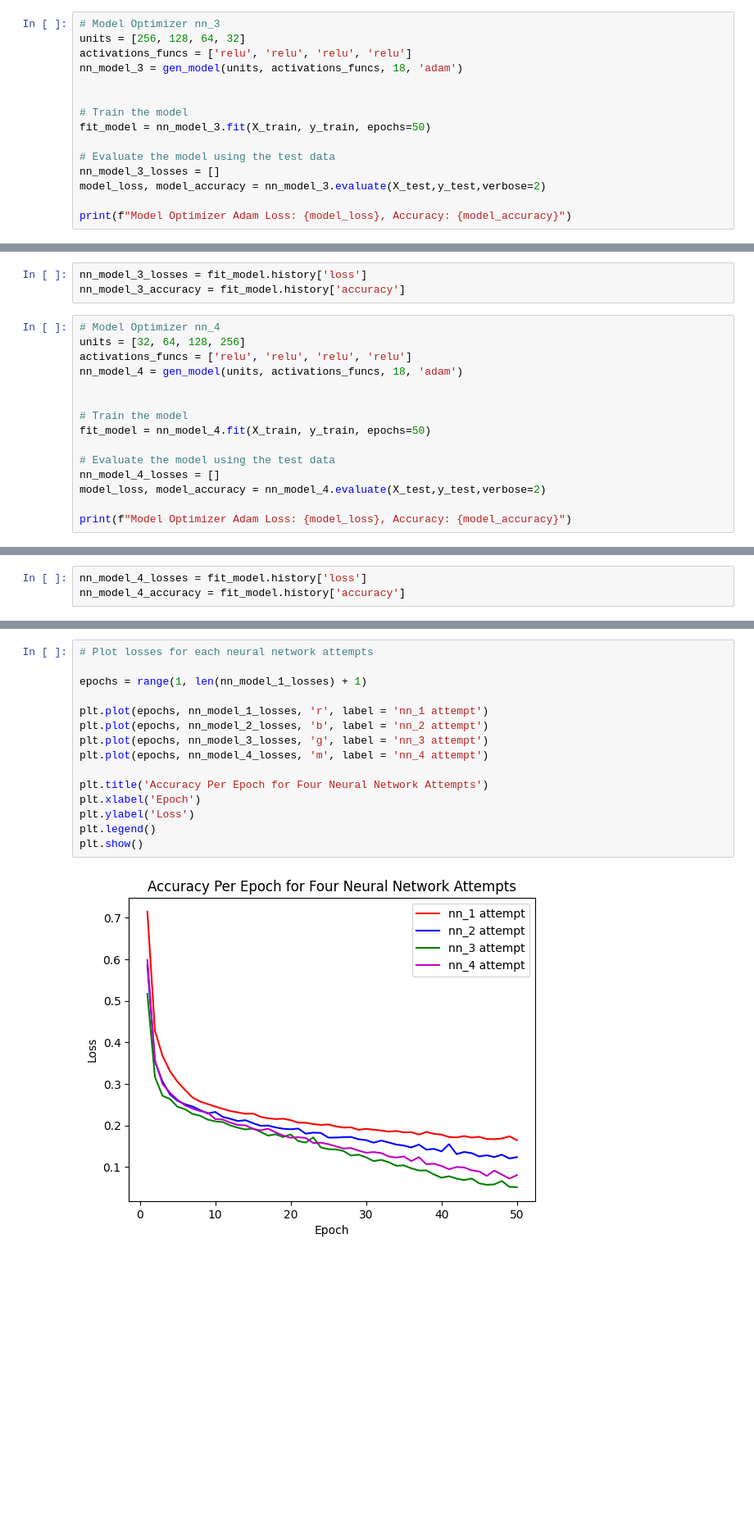
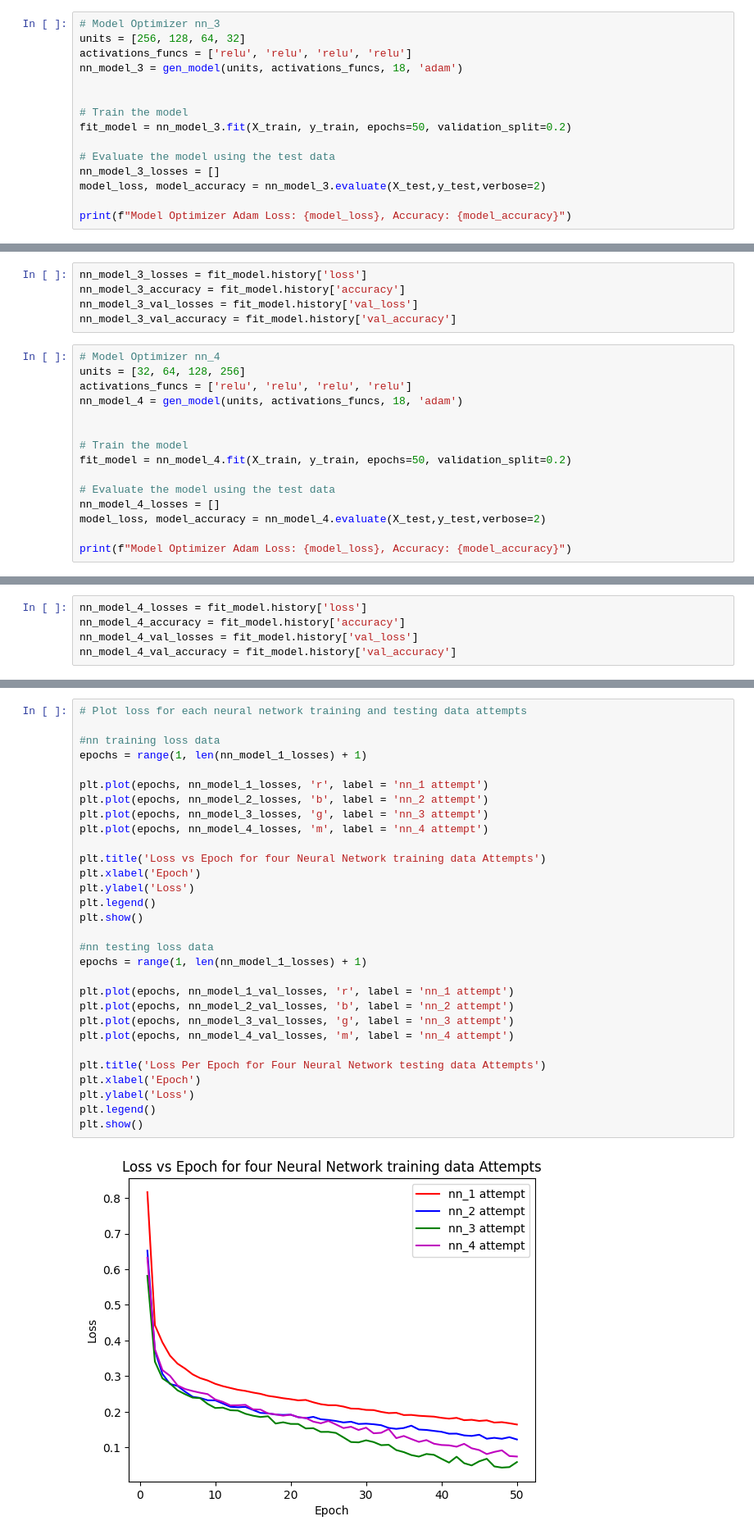
Before and after one commit to cassidyschul/weather_prediction, a Jupyter notebook: weather_classification_model_revised.ipynb, the cells around one changed output, grey strips where cells are left out. Shown at 82% size. Cells and saved outputs as stored; diff of their text form; blank space fills up the shorter version.

```diff
--- a/weather_classification_model_revised.ipynb
+++ b/weather_classification_model_revised.ipynb
@@ -635,7 +639,7 @@ nn_model_3 = gen_model(units, activations_funcs, 18, 'adam')
 
 
 # Train the model
-fit_model = nn_model_3.fit(X_train, y_train, epochs=50)
+fit_model = nn_model_3.fit(X_train, y_train, epochs=50, validation_split=0.2)
 
 # Evaluate the model using the test data
 nn_model_3_losses = []
@@ -698,6 +702,8 @@ weighted avg       0.90      0.90      0.90      3300
 # %%
 nn_model_3_losses = fit_model.history['loss']
 nn_model_3_accuracy = fit_model.history['accuracy']
+nn_model_3_val_losses = fit_model.history['val_loss']
+nn_model_3_val_accuracy = fit_model.history['val_accuracy']
 # %%
 # Model Optimizer nn_4
 units = [32, 64, 128, 256]
@@ -706,7 +712,7 @@ nn_model_4 = gen_model(units, activations_funcs, 18, 'adam')
 
 
 # Train the model
-fit_model = nn_model_4.fit(X_train, y_train, epochs=50)
+fit_model = nn_model_4.fit(X_train, y_train, epochs=50, validation_split=0.2)
 
 # Evaluate the model using the test data
 nn_model_4_losses = []
@@ -769,4 +775,6 @@ weighted avg       0.90      0.90      0.90      3300
 # %%
 nn_model_4_losses = fit_model.history['loss']
 nn_model_4_accuracy = fit_model.history['accuracy']
+nn_model_4_val_losses = fit_model.history['val_loss']
+nn_model_4_val_accuracy = fit_model.history['val_accuracy']
 # %%
@@ -789,17 +813,32 @@ plt.show()
 # %%
-# Plot losses for each neural network attempts
+# Plot loss for each neural network training and testing data attempts
 
+#nn training loss data
 epochs = range(1, len(nn_model_1_losses) + 1)
 
 plt.plot(epochs, nn_model_1_losses, 'r', label = 'nn_1 attempt')
 plt.plot(epochs, nn_model_2_losses, 'b', label = 'nn_2 attempt')
 plt.plot(epochs, nn_model_3_losses, 'g', label = 'nn_3 attempt')
 plt.plot(epochs, nn_model_4_losses, 'm', label = 'nn_4 attempt')
 
-plt.title('Accuracy Per Epoch for Four Neural Network Attempts')
+plt.title('Loss vs Epoch for four Neural Network training data Attempts')
 plt.xlabel('Epoch')
 plt.ylabel('Loss')
 plt.legend()
 plt.show()
+
+#nn testing loss data
+epochs = range(1, len(nn_model_1_losses) + 1)
+
+plt.plot(epochs, nn_model_1_val_losses, 'r', label = 'nn_1 attempt')
+plt.plot(epochs, nn_model_2_val_losses, 'b', label = 'nn_2 attempt')
+plt.plot(epochs, nn_model_3_val_losses, 'g', label = 'nn_3 attempt')
+plt.plot(epochs, nn_model_4_val_losses, 'm', label = 'nn_4 attempt')
+
+plt.title('Loss Per Epoch for Four Neural Network testing data Attempts')
+plt.xlabel('Epoch')
+plt.ylabel('Loss')
+plt.legend()
+plt.show()
 # %% [output]
-[figure, old version]
+[figure, new version]
```
Also changed, not shown: parts of 12 cells of this notebook.
